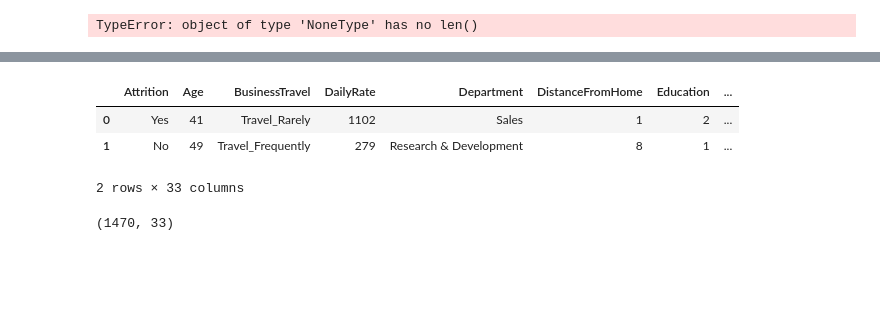
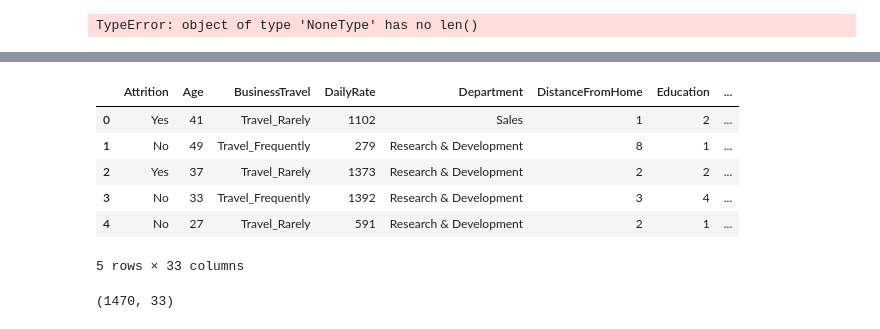
Before and after one commit to nithinkrishnan/dm-assgn, a Jupyter notebook: Code/Attrition_bkp.ipynb, the cells around one changed output, grey strips where cells are left out. Saved outputs shown, nothing was run; the diff lists cells and outputs as text; code cells hidden in the pictures; blank space fills up the shorter version.

```diff
--- a/Code/Attrition_bkp.ipynb
+++ b/Code/Attrition_bkp.ipynb
@@ -86,15 +90,18 @@ TypeError: object of type 'NoneType' has no len()
 # %%
 import numpy as np
 import pandas as pd
 import seaborn as sns
 
 df = pd.read_csv('Attrition.csv')
-df.head(2)
+df.head()
 # %% [output]
 |  | Attrition | Age | BusinessTravel | DailyRate | Department | DistanceFromHome | Education | ... |
 | 0 | Yes | 41 | Travel_Rarely | 1102 | Sales | 1 | 2 | ... |
 | 1 | No | 49 | Travel_Frequently | 279 | Research & Development | 8 | 1 | ... |
+| 2 | Yes | 37 | Travel_Rarely | 1373 | Research & Development | 2 | 2 | ... |
+| 3 | No | 33 | Travel_Frequently | 1392 | Research & Development | 3 | 4 | ... |
+| 4 | No | 27 | Travel_Rarely | 591 | Research & Development | 2 | 1 | ... |
-2 rows × 33 columns
+5 rows × 33 columns
 # %%
 #Get the number of rows and number of columns in the data
 df.shape
```
Also changed, not shown: parts of 23 cells of this notebook.
